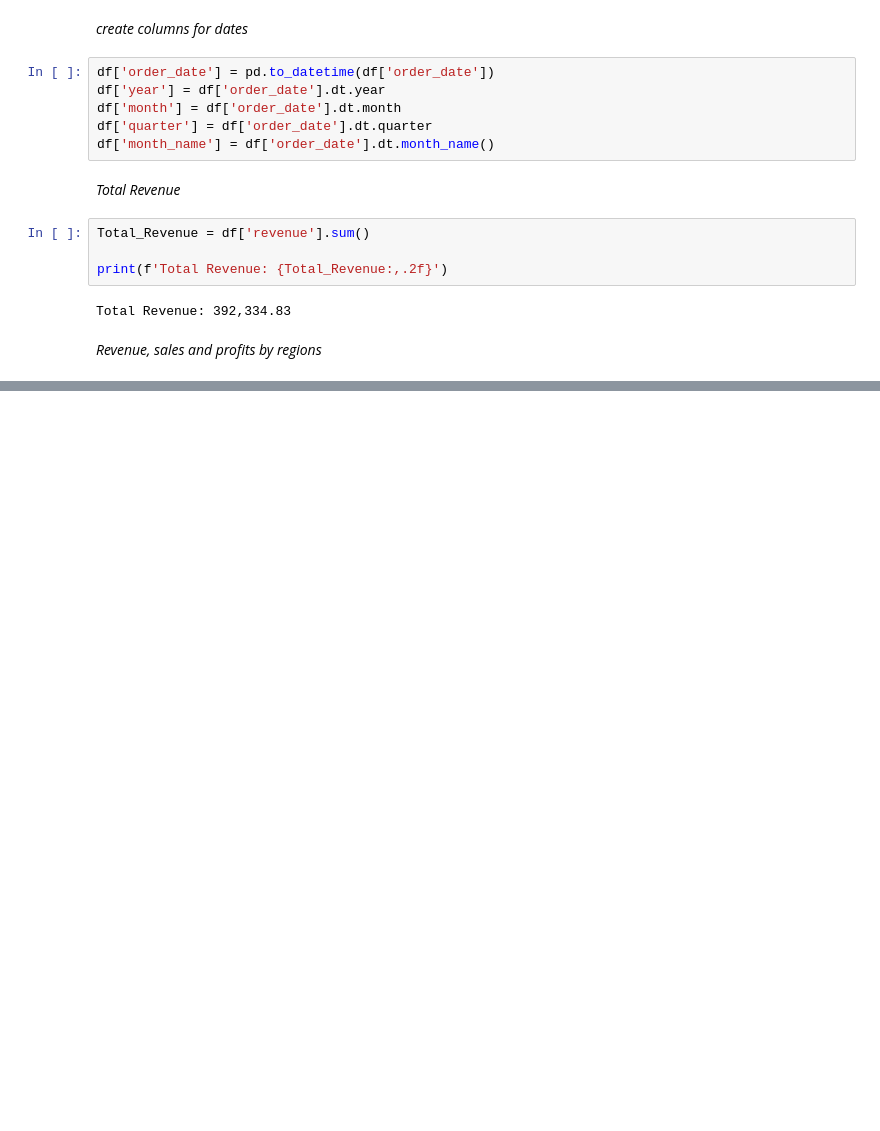
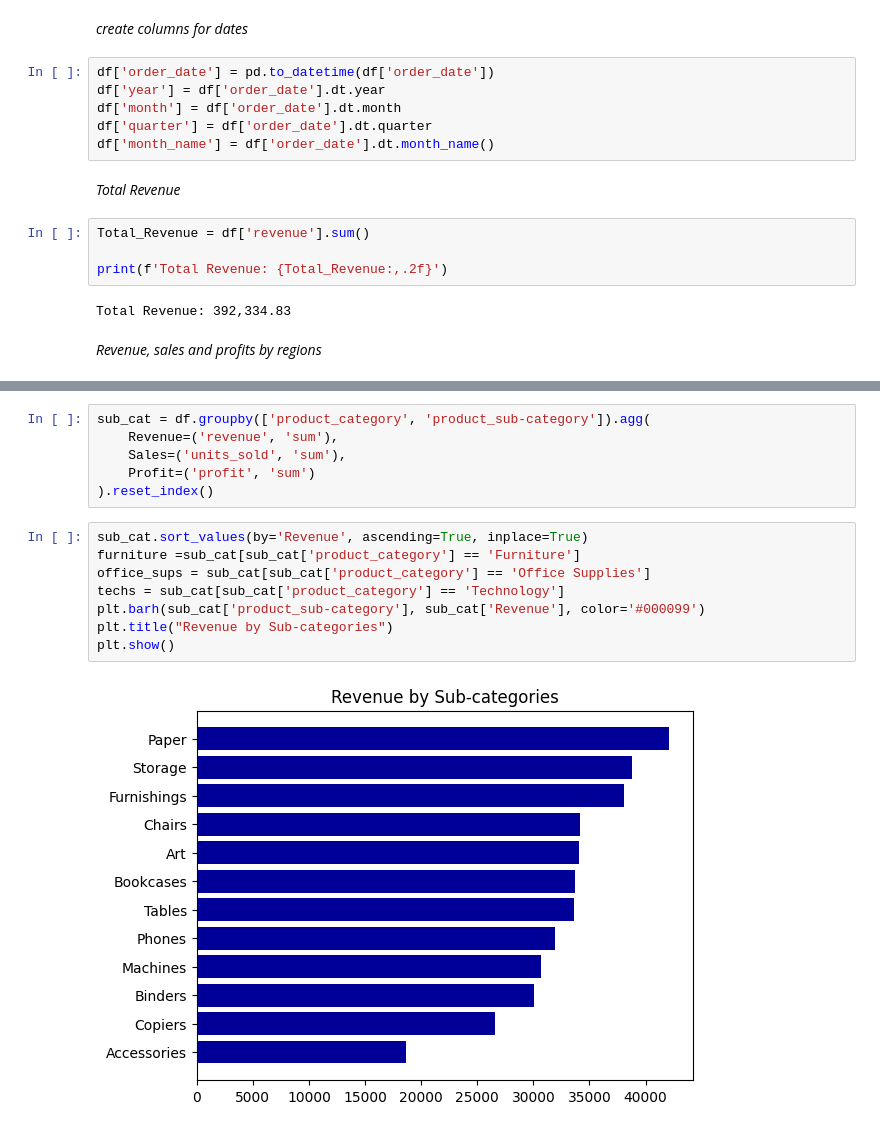
Before and after one commit to iamdrmeka/sales_performance, a Jupyter notebook: sales_performance.ipynb, the cells around one changed output, grey strips where cells are left out. Drawn from its saved outputs; the diff is of its cells as text; blank space fills up the shorter version.

```diff
--- a/sales_performance.ipynb
+++ b/sales_performance.ipynb
@@ -44,0 +105,16 @@ df.groupby(['region']).agg(
+# %%
+sub_cat = df.groupby(['product_category', 'product_sub-category']).agg(
+    Revenue=('revenue', 'sum'),
+    Sales=('units_sold', 'sum'),
+    Profit=('profit', 'sum')
+).reset_index()
+# %%
+sub_cat.sort_values(by='Revenue', ascending=True, inplace=True)
+furniture =sub_cat[sub_cat['product_category'] == 'Furniture']
+office_sups = sub_cat[sub_cat['product_category'] == 'Office Supplies']
+techs = sub_cat[sub_cat['product_category'] == 'Technology']
+plt.barh(sub_cat['product_sub-category'], sub_cat['Revenue'], color='#000099')
+plt.title("Revenue by Sub-categories")
+plt.show()
+# %% [output]
+[figure, added]
```
Also changed, not shown: parts of 28 cells of this notebook, 1 other file.
